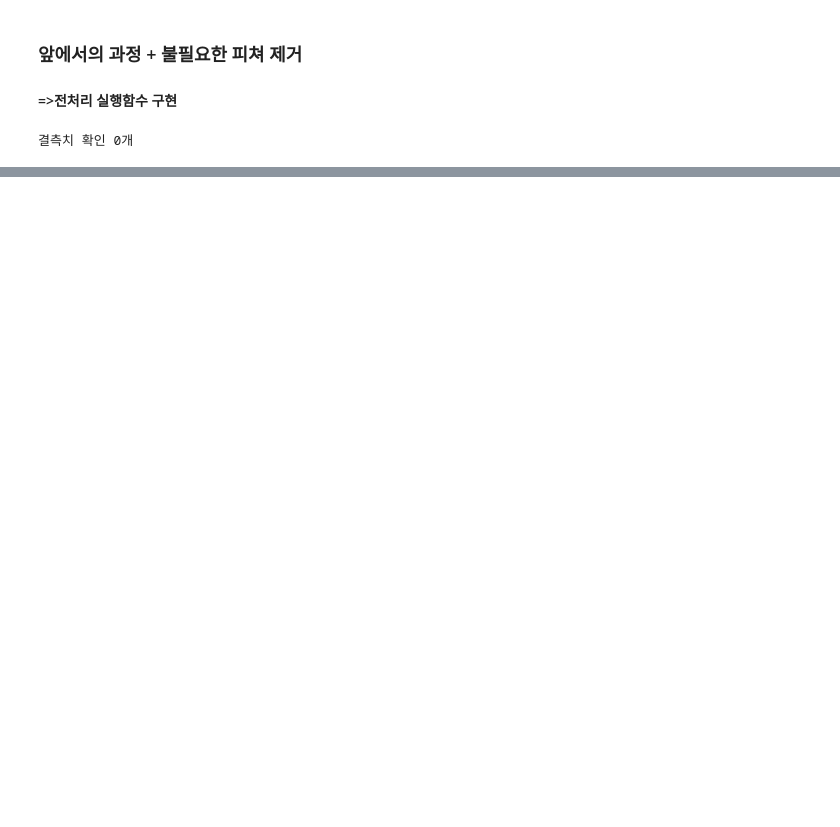
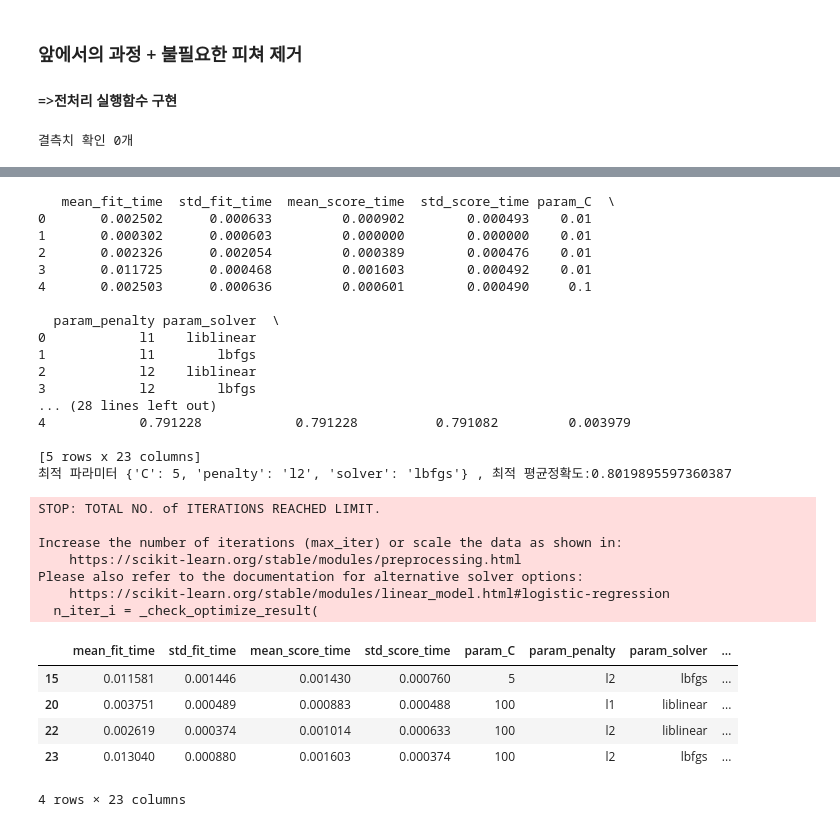
Before and after one commit to KBigForest/Bigforest_study, a Jupyter notebook: daily_study/23_03_09/titanic.ipynb, the cells around one changed output, grey strips where cells are left out. Drawn from its saved outputs; the diff is of its cells as text; code cells hidden in the pictures; blank space fills up the shorter version.

```diff
--- a/daily_study/23_03_09/titanic.ipynb
+++ b/daily_study/23_03_09/titanic.ipynb
@@ -208,7 +208,13 @@ titanic.head()
 # %%
 from sklearn.preprocessing import LabelEncoder
 from sklearn.model_selection import train_test_split
+from sklearn.preprocessing import StandardScaler
+from sklearn.linear_model import LogisticRegression
+from sklearn.model_selection import GridSearchCV
+import numpy as np
 import pandas as pd
+import matplotlib.pyplot as plt
+import seaborn as sns
 
 #결측치 처리
 def fillna(df):
@@ -226,7 +232,7 @@ def remove_unnecessary_data(df):
     return df
 #범주형데이터 연속형으로 변환
 def format_data(df):
-    features = ['Pclass','Sex','Embarked']
+    features = ['Pclass','Sex','Embarked','Cabin']
     for feature in features:
         le = LabelEncoder()
         le = le.fit(df[feature])
@@ -236,14 +242,36 @@ def format_data(df):
 def transform_data(df):
     df = fillna(df)
     df = remove_unnecessary_data(df)
+    df['Cabin'] = df['Cabin'].str[:1]
     df = format_data(df)
     return df
 
 #원본 재로딩
 titanic_df = pd.read_csv('../dataset/titanic/train.csv')
 titanic_df = transform_data(titanic_df)
-X_titanic = titanic_df.drop('Survived', axis=1)
+titanic_df.head()
+#logistic을 위한 변환, Fare와 Age 변환
+ss = StandardScaler()
+
+#scale_data = ss.fit_transform(np.array(titanic_df[['Fare']]))
+#scale_data = pd.DataFrame(scale_data, columns = ['Fare_scale'])
+#titanic_df = pd.concat([titanic_df, pd.DataFrame(scale_data)], axis=1)
+#titanic_df.head()
+#logistic
+X_titanic = titanic_df.drop(['Survived'], axis=1)
 y_titanic = titanic_df['Survived']
-X_train, X_test, y_train, y_test = train_test_split(X_titanic, y_titanic, test_size=0.2, random_state=120)
+
+# #하이퍼 파라미터 설정
+param_grid = {'solver': ['liblinear', 'lbfgs'], 'C': [0.01, 0.1, 1,5, 10, 100],'penalty': ['l1', 'l2']}
+X_train, X_test, y_train, y_test = train_test_split(X_titanic,y_titanic, test_size=0.2, random_state=30)
+
+lr_clf = LogisticRegression()
+grid_clf = GridSearchCV(lr_clf, param_grid = param_grid, cv = 5, return_train_score=True)
+grid_clf.fit(X_train, y_train)
+score_df = pd.DataFrame(grid_clf.cv_results_)
+print(score_df.head())
+
+print(f'최적 파라미터 {grid_clf.best_params_} , 최적 평균정확도:{grid_clf.best_score_}')
+score_df[score_df['rank_test_score']==1]
 # %% [output]
 결측치 확인 0개
@@ -249,0 +295,30 @@ X_train, X_test, y_train, y_test = train_test_split(X_titanic, y_titanic, test_s
+   mean_fit_time  std_fit_time  mean_score_time  std_score_time param_C  \
+0       0.002502      0.000633         0.000902        0.000493    0.01
+1       0.000302      0.000603         0.000000        0.000000    0.01
+2       0.002326      0.002054         0.000389        0.000476    0.01
+3       0.011725      0.000468         0.001603        0.000492    0.01
+4       0.002503      0.000636         0.000601        0.000490     0.1
+
+  param_penalty param_solver  \
+0            l1    liblinear
+1            l1        lbfgs
+2            l2    liblinear
+3            l2        lbfgs
+... (28 lines left out)
+4            0.791228            0.791228          0.791082         0.003979
+
+[5 rows x 23 columns]
+최적 파라미터 {'C': 5, 'penalty': 'l2', 'solver': 'lbfgs'} , 최적 평균정확도:0.8019895597360387
+STOP: TOTAL NO. of ITERATIONS REACHED LIMIT.
+
+Increase the number of iterations (max_iter) or scale the data as shown in:
+    https://scikit-learn.org/stable/modules/preprocessing.html
+Please also refer to the documentation for alternative solver options:
+    https://scikit-learn.org/stable/modules/linear_model.html#logistic-regression
+  n_iter_i = _check_optimize_result(
+|  | mean_fit_time | std_fit_time | mean_score_time | std_score_time | param_C | param_penalty | param_solver | ... |
+| 15 | 0.011581 | 0.001446 | 0.001430 | 0.000760 | 5 | l2 | lbfgs | ... |
+| 20 | 0.003751 | 0.000489 | 0.000883 | 0.000488 | 100 | l1 | liblinear | ... |
+| 22 | 0.002619 | 0.000374 | 0.001014 | 0.000633 | 100 | l2 | liblinear | ... |
+| 23 | 0.013040 | 0.000880 | 0.001603 | 0.000374 | 100 | l2 | lbfgs | ... |
+4 rows × 23 columns
```
Also changed, not shown: parts of 2 cells of this notebook, 4 other files.
